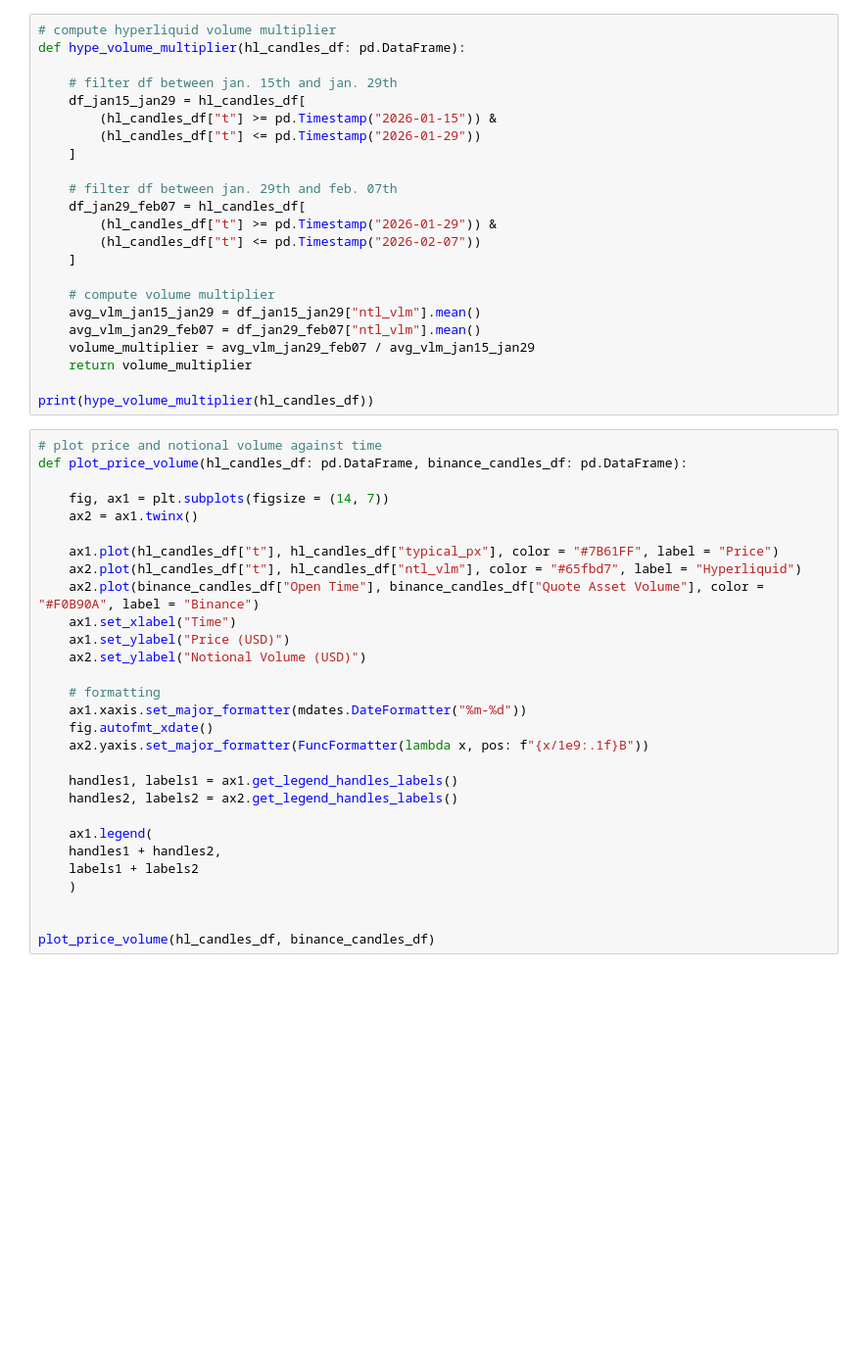
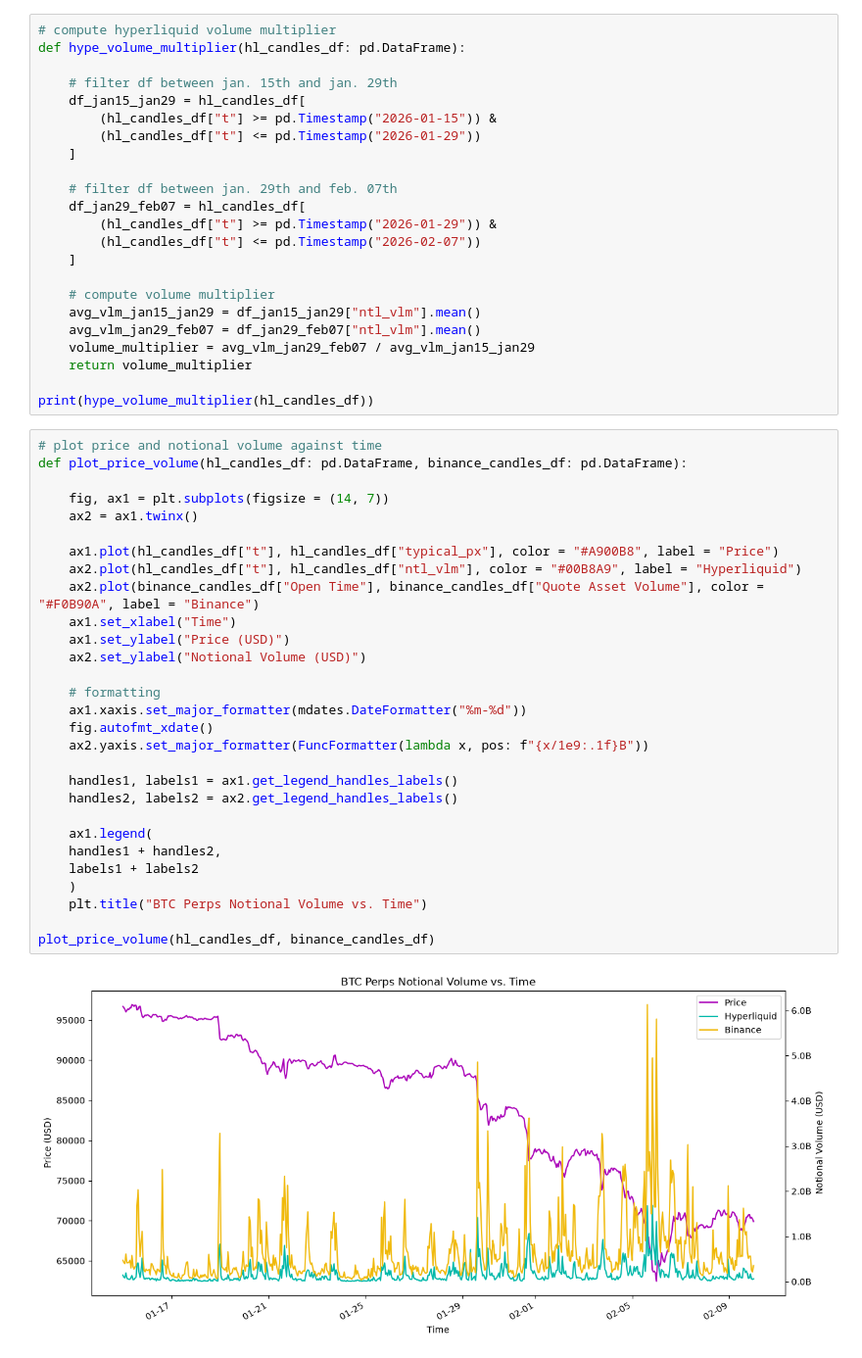
Before and after one commit to cwispychikin/perp-exchanges-data, a Jupyter notebook: exchanges/analysis.ipynb, the cells around one changed output. Shown at 98% size. Cells and saved outputs as stored; diff of their text form; blank space fills up the shorter version.

Commit message:
Recolor charts

```diff
--- a/exchanges/analysis.ipynb
+++ b/exchanges/analysis.ipynb
@@ -62,32 +76,34 @@ print(hype_volume_multiplier(hl_candles_df))
 # %%
 # plot price and notional volume against time
 def plot_price_volume(hl_candles_df: pd.DataFrame, binance_candles_df: pd.DataFrame):
 
     fig, ax1 = plt.subplots(figsize = (14, 7))
     ax2 = ax1.twinx()
 
-    ax1.plot(hl_candles_df["t"], hl_candles_df["typical_px"], color = "#7B61FF", label = "Price")
-    ax2.plot(hl_candles_df["t"], hl_candles_df["ntl_vlm"], color = "#65fbd7", label = "Hyperliquid")
+    ax1.plot(hl_candles_df["t"], hl_candles_df["typical_px"], color = "#A900B8", label = "Price")
+    ax2.plot(hl_candles_df["t"], hl_candles_df["ntl_vlm"], color = "#00B8A9", label = "Hyperliquid")
     ax2.plot(binance_candles_df["Open Time"], binance_candles_df["Quote Asset Volume"], color = "#F0B90A", label = "Binance")
     ax1.set_xlabel("Time")
     ax1.set_ylabel("Price (USD)")
     ax2.set_ylabel("Notional Volume (USD)")
 
     # formatting
     ax1.xaxis.set_major_formatter(mdates.DateFormatter("%m-%d"))
     fig.autofmt_xdate()
     ax2.yaxis.set_major_formatter(FuncFormatter(lambda x, pos: f"{x/1e9:.1f}B"))
 
     handles1, labels1 = ax1.get_legend_handles_labels()
     handles2, labels2 = ax2.get_legend_handles_labels()
 
     ax1.legend(
     handles1 + handles2,
     labels1 + labels2
     )
-
+    plt.title("BTC Perps Notional Volume vs. Time")
 
 plot_price_volume(hl_candles_df, binance_candles_df)
+# %% [output]
+[figure, added]
 # %%
 # plot funding against time (note: 8h intervals)
 def plot_funding(hl_8h_funding_df: pd.DataFrame, binance_funding_df: pd.DataFrame):
```
Also changed, not shown: parts of 5 cells of this notebook, 4 other files.
